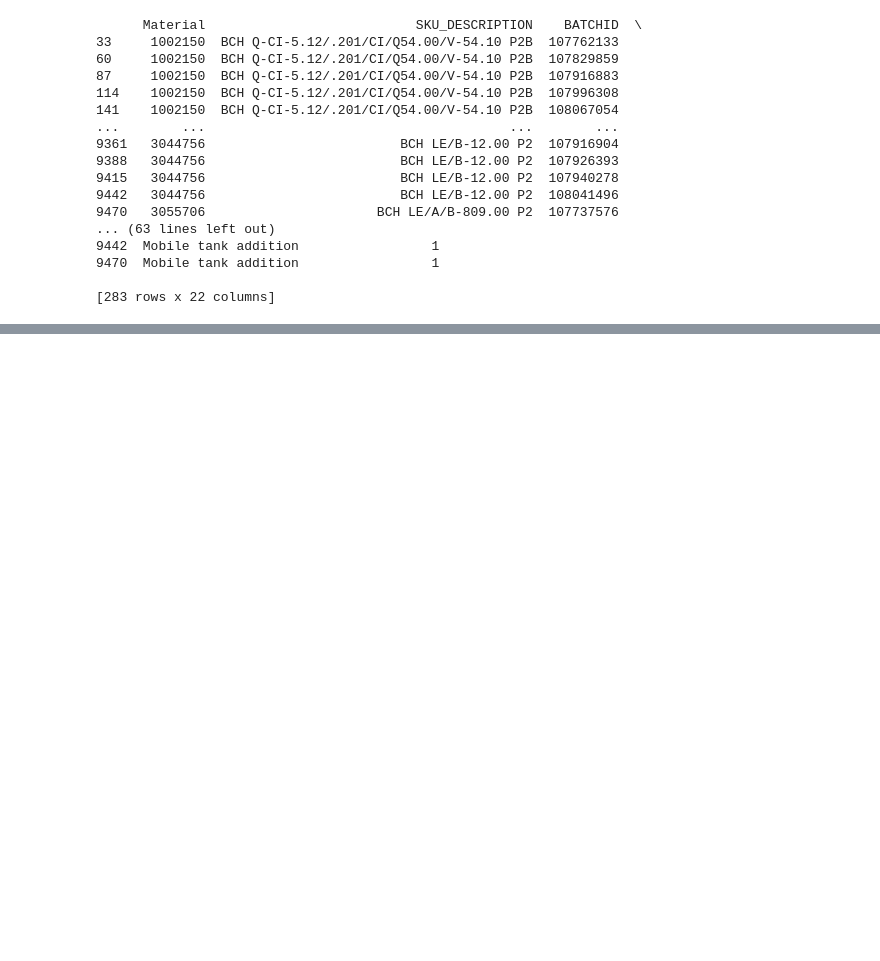
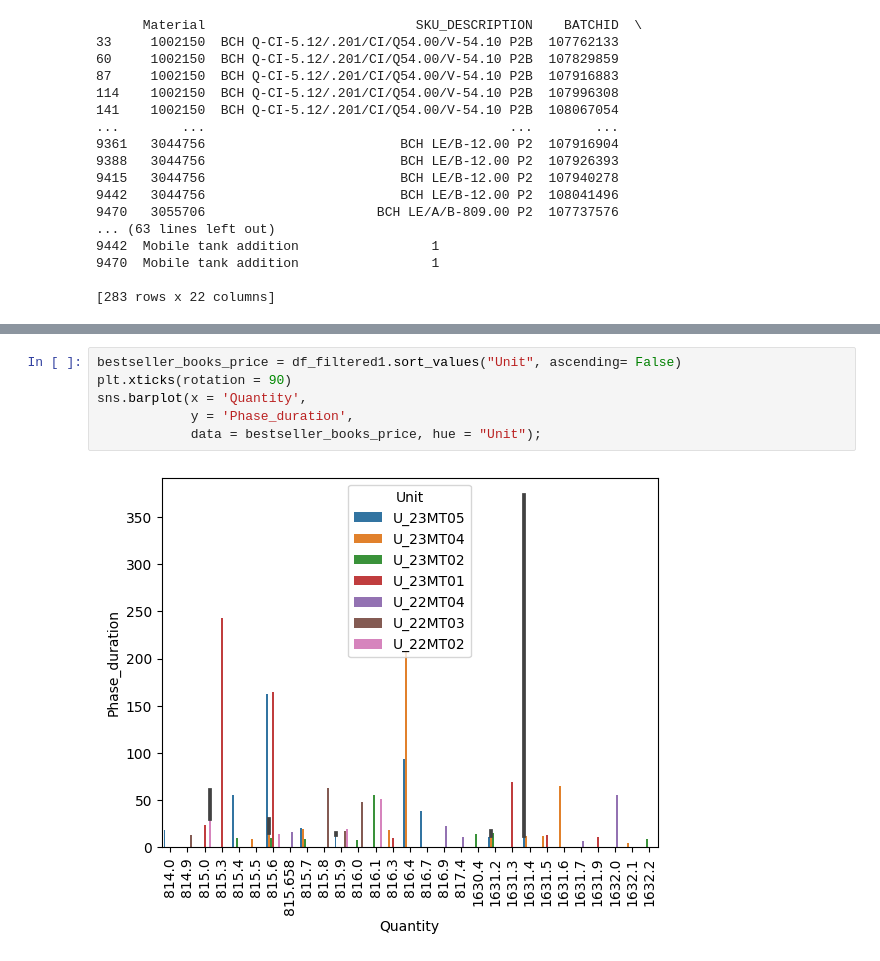
Before and after one commit to MichelleMoran431/Capstone---CCT, a Jupyter notebook: EDA_PART_1.ipynb, the cells around one changed output, grey strips where cells are left out. Saved outputs shown, nothing was run; the diff lists cells and outputs as text; blank space fills up the shorter version.

```diff
--- a/EDA_PART_1.ipynb
+++ b/EDA_PART_1.ipynb
@@ -213,0 +238,8 @@ print(df_filtered1)
+# %%
+bestseller_books_price = df_filtered1.sort_values("Unit", ascending= False)
+plt.xticks(rotation = 90)
+sns.barplot(x = 'Quantity',
+            y = 'Phase_duration',
+            data = bestseller_books_price, hue = "Unit");
+# %% [output]
+[figure, added]
```
Also changed, not shown: parts of 12 cells of this notebook.
